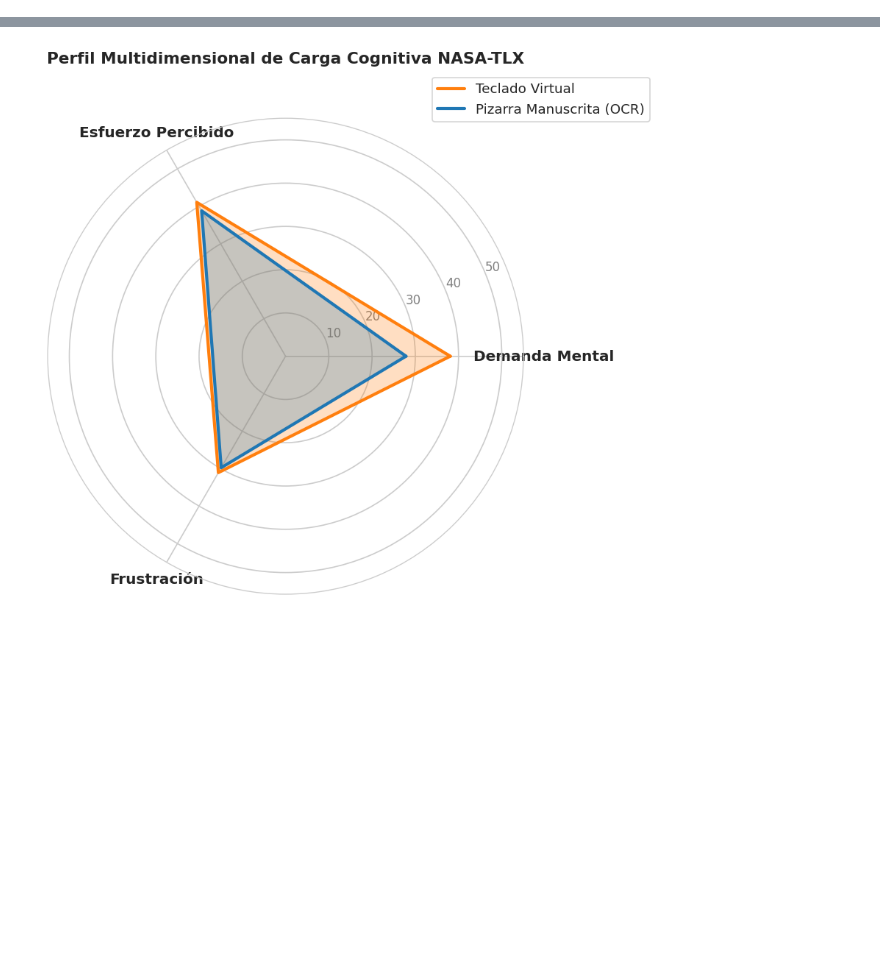
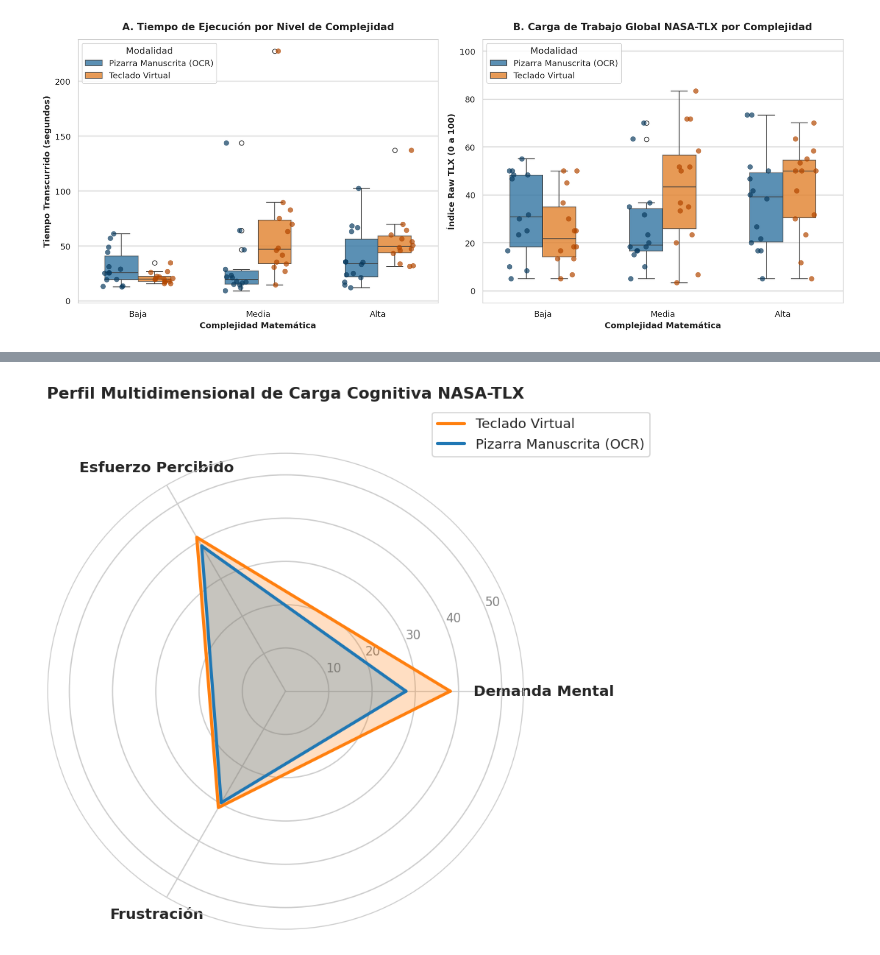
Before and after one commit to NyRoo12/analisis_datos_estudiantes, a Jupyter notebook: analisis_resultados_estudio.ipynb, the cells around one changed output, grey strips where cells are left out. Saved outputs shown, nothing was run; the diff lists cells and outputs as text; code cells hidden in the pictures; blank space fills up the shorter version.

```diff
--- a/analisis_resultados_estudio.ipynb
+++ b/analisis_resultados_estudio.ipynb
@@ -466,0 +464,31 @@ plt.show()
+# %%
+# 5.1 Gráfico Combinado: Boxplots con Puntos Individuales (Stripplot)
+fig, axes = plt.subplots(1, 2, figsize=(15, 6))
+
+# Panel A: Tiempo
+sns.boxplot(data=df, x='complexity', y='seconds', hue='condicion_label',
+            palette=PALETTE_LABELS, ax=axes[0], width=0.55, boxprops=dict(alpha=0.8), showcaps=True)
+sns.stripplot(data=df, x='complexity', y='seconds', hue='condicion_label',
+              palette={'Pizarra Manuscrita (OCR)': '#0b3c60', 'Teclado Virtual': '#b34700'},
+              dodge=True, jitter=0.2, alpha=0.7, size=7, ax=axes[0], legend=False)
+axes[0].set_title('A. Tiempo de Ejecución por Nivel de Complejidad', fontsize=13, fontweight='bold', pad=12)
+axes[0].set_xlabel('Complejidad Matemática', fontsize=11, fontweight='bold')
+axes[0].set_ylabel('Tiempo Transcurrido (segundos)', fontsize=11, fontweight='bold')
+axes[0].legend(title='Modalidad', frameon=True, loc='upper left')
+
+# Panel B: TLX Global
+sns.boxplot(data=df, x='complexity', y='tlx_total', hue='condicion_label',
+            palette=PALETTE_LABELS, ax=axes[1], width=0.55, boxprops=dict(alpha=0.8), showcaps=True)
+sns.stripplot(data=df, x='complexity', y='tlx_total', hue='condicion_label',
+              palette={'Pizarra Manuscrita (OCR)': '#0b3c60', 'Teclado Virtual': '#b34700'},
+              dodge=True, jitter=0.2, alpha=0.7, size=7, ax=axes[1], legend=False)
+axes[1].set_title('B. Carga de Trabajo Global NASA-TLX por Complejidad', fontsize=13, fontweight='bold', pad=12)
+axes[1].set_xlabel('Complejidad Matemática', fontsize=11, fontweight='bold')
+axes[1].set_ylabel('Índice Raw TLX (0 a 100)', fontsize=11, fontweight='bold')
+axes[1].set_ylim(-5, 105)
+axes[1].legend(title='Modalidad', frameon=True, loc='upper left')
+
+plt.tight_layout()
+plt.show()
+# %% [output]
+[figure, added]
```
Also changed, not shown: parts of 40 cells of this notebook.
